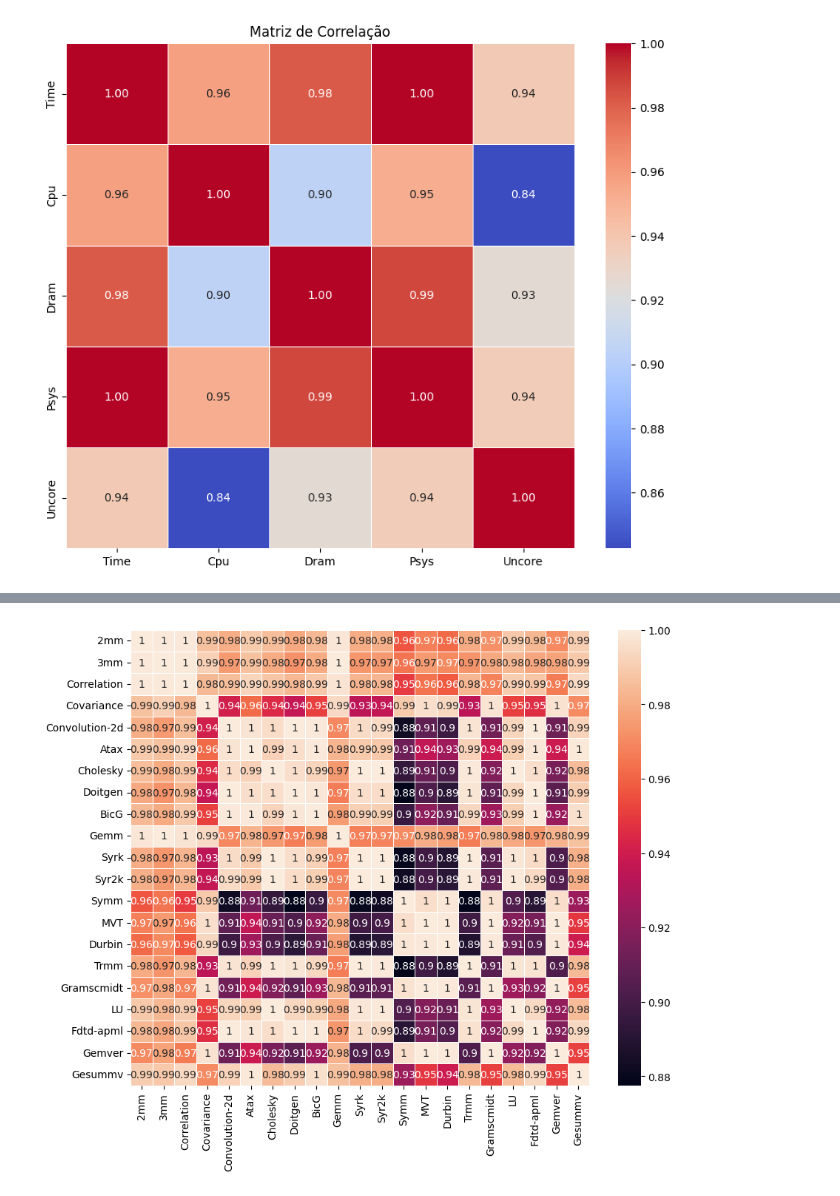
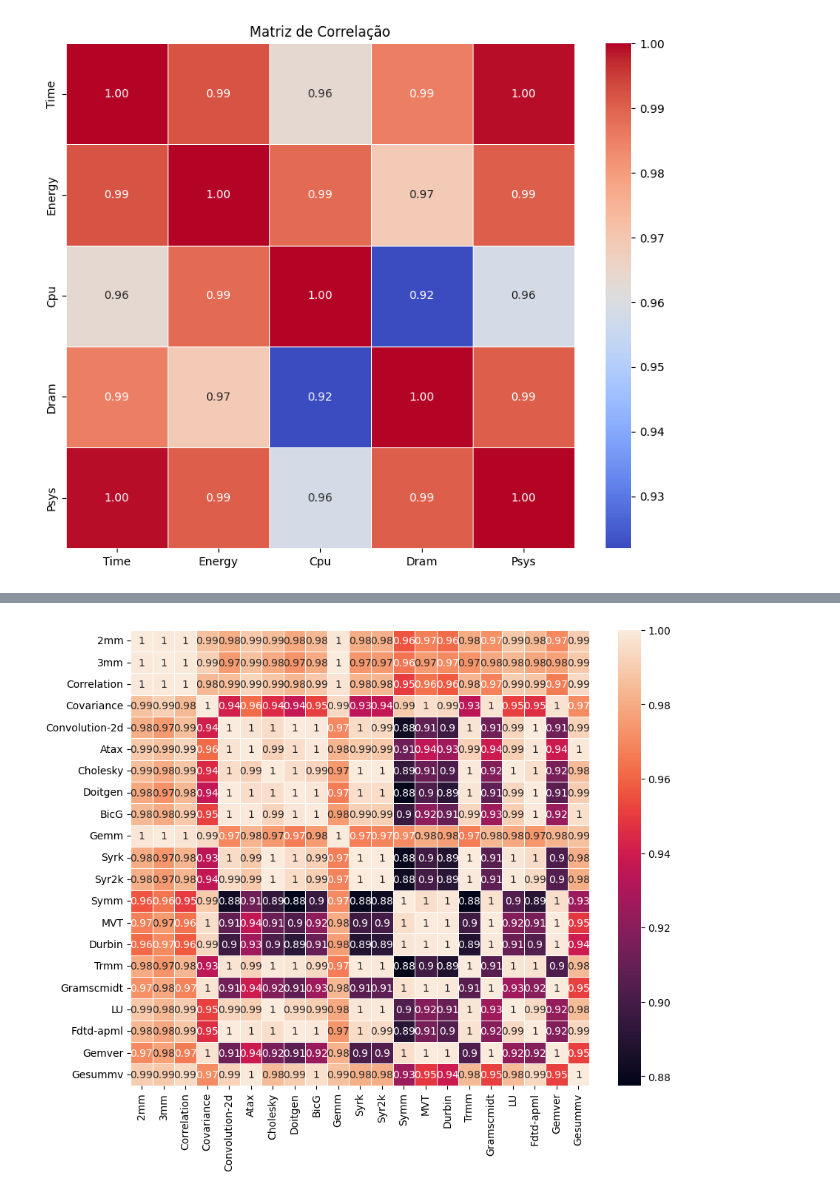
Before and after one commit to marcosamaris/OpemMPestimationenergy, a Jupyter notebook: Notebooks/TCC Notebook.ipynb, the cells around one changed output, grey strips where cells are left out. Saved outputs shown, nothing was run; the diff lists cells and outputs as text; code cells hidden in the pictures.

```diff
--- a/Notebooks/TCC Notebook.ipynb
+++ b/Notebooks/TCC Notebook.ipynb
@@ -49,40 +157,40 @@ resultados_uncore = []
 for caminho_csv, nome_benchmark in zip(caminhos_csv, nomes_benchmarks):
     df = pd.read_csv(caminho_csv, sep=';')
     df = microjoule_to_joule(df)  # Convertendo microjoules para joules
-    df['ENERGY'] = df['CPU'] + df['DRAM']
+    df['ENERGY'] = df['CPU'] + df['DRAM'] + df['PSYS']
 
     energy = df['ENERGY'].sum()
     time = df['DURATION'].sum()   # Convertendo tempo para minutos
     cpu = df['CPU'].sum()
     dram =df['DRAM'].sum()
     psys= df['PSYS'].sum()
     uncore = df['UNCORE'].sum()
 
     # Armazena os resultados nas listas
     resultados_tempo.append(time)
-    #resultados_energia.append(energy)
+    resultados_energia.append(energy)
     resultados_CPU.append(cpu)
     resultados_DRAM.append(dram)
     resultados_psys.append(psys)
     resultados_uncore.append(uncore)
 
 # Cria um DataFrame com os resultados
 df_resultados = pd.DataFrame({
      'Time': resultados_tempo,
-    #'Energy': resultados_energia,
+    'Energy': resultados_energia,
     'Cpu':  resultados_CPU,
     'Dram':resultados_DRAM,
     'Psys':resultados_psys,
-    'Uncore' :resultados_uncore
+    #'Uncore' :resultados_uncore
 }, index=nomes_benchmarks)
 
 # Calcula a matriz de correlação
 correlation_matrix = df_resultados.corr()
 
 # Plota a matriz de correlação
 plt.figure(figsize=(10, 8))
 sn.heatmap(correlation_matrix, annot=True, fmt=".2f", linewidths=.5, cmap='coolwarm')
 plt.title('Matriz de Correlação')
 plt.show()
 # %% [output]
-[figure, old version]
+[figure, new version]
```
Also changed, not shown: parts of 7 cells of this notebook.
